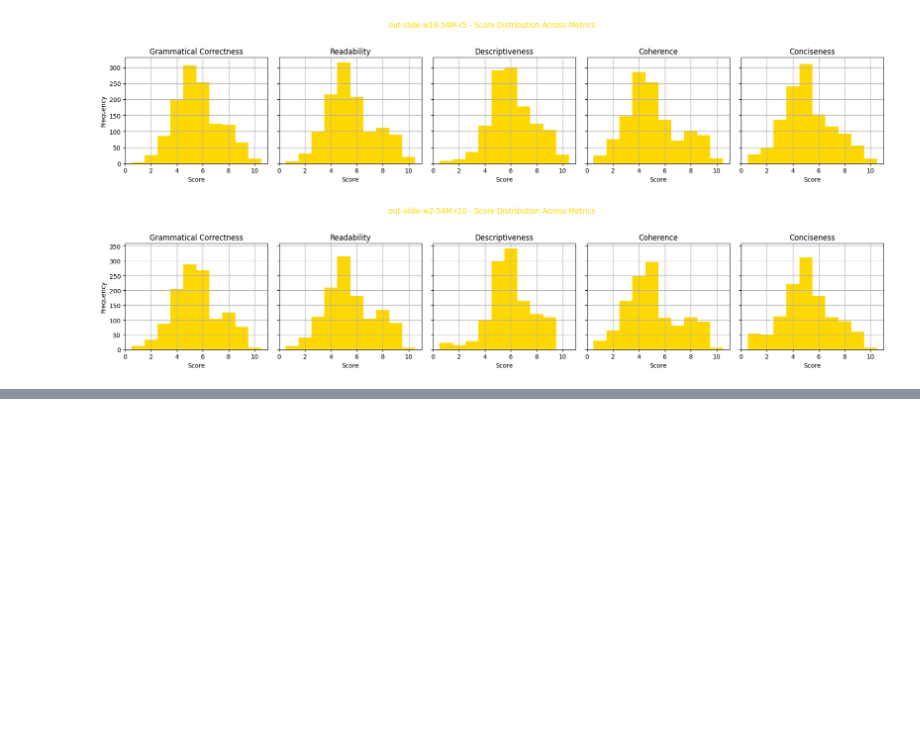
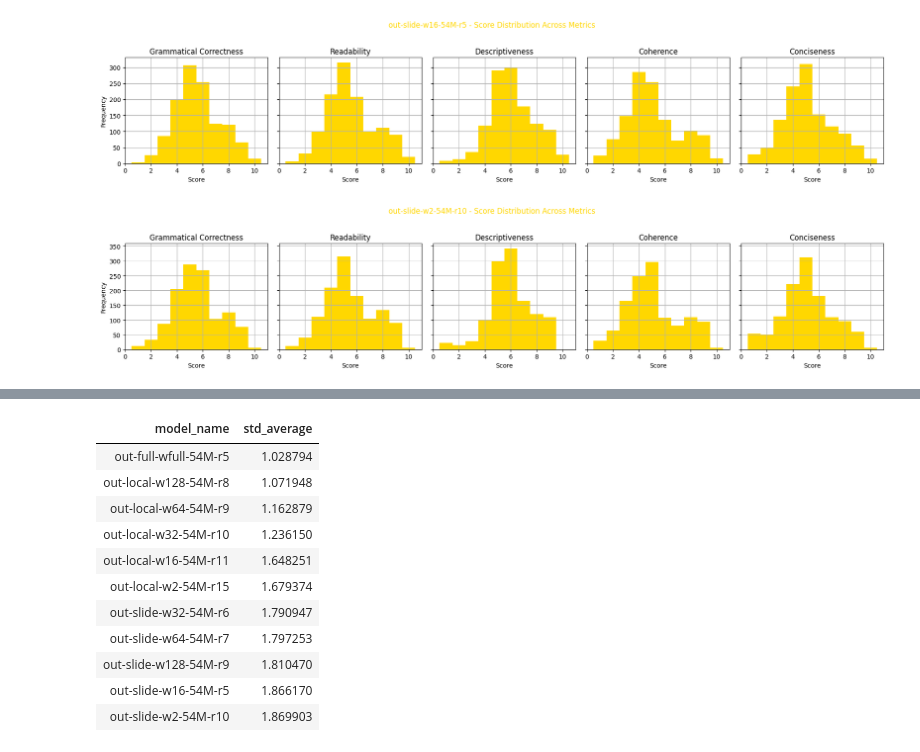
Before and after one commit to Danvictorgithub/gpt-evaluation, a Jupyter notebook: main.ipynb, the cells around one changed output, grey strips where cells are left out. Cells and saved outputs as stored; diff of their text form; code cells hidden in the pictures; blank space fills up the shorter version.

```diff
--- a/main.ipynb
+++ b/main.ipynb
@@ -281,0 +306,20 @@ for model in sorted_models:
+# %%
+# Add average standard deviation column
+std_table['std_average'] = std_table[metrics].mean(axis=1)
+std_table_sorted = std_table.sort_values(by='std_average')
+
+# Display models with lowest std (most consistent)
+display(std_table_sorted[['model_name', 'std_average']].style.hide(axis="index"))
+# %% [output]
+| model_name | std_average |
+| out-full-wfull-54M-r5 | 1.028794 |
+| out-local-w128-54M-r8 | 1.071948 |
+| out-local-w64-54M-r9 | 1.162879 |
+| out-local-w32-54M-r10 | 1.236150 |
+| out-local-w16-54M-r11 | 1.648251 |
+| out-local-w2-54M-r15 | 1.679374 |
+| out-slide-w32-54M-r6 | 1.790947 |
+| out-slide-w64-54M-r7 | 1.797253 |
+| out-slide-w128-54M-r9 | 1.810470 |
+| out-slide-w16-54M-r5 | 1.866170 |
+| out-slide-w2-54M-r10 | 1.869903 |
```
Also changed, not shown: parts of 4 cells of this notebook.
